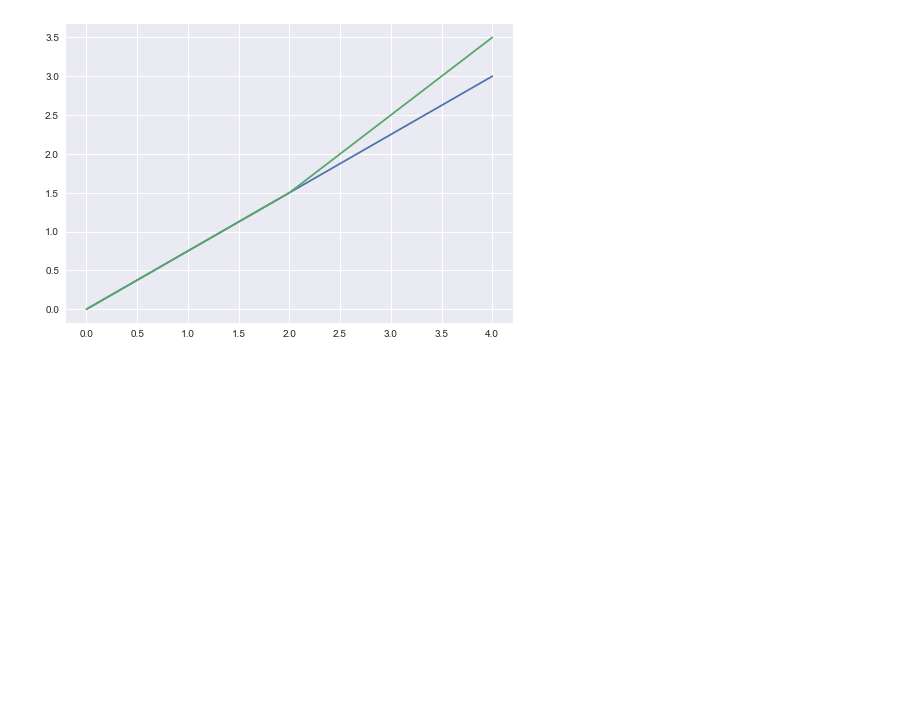
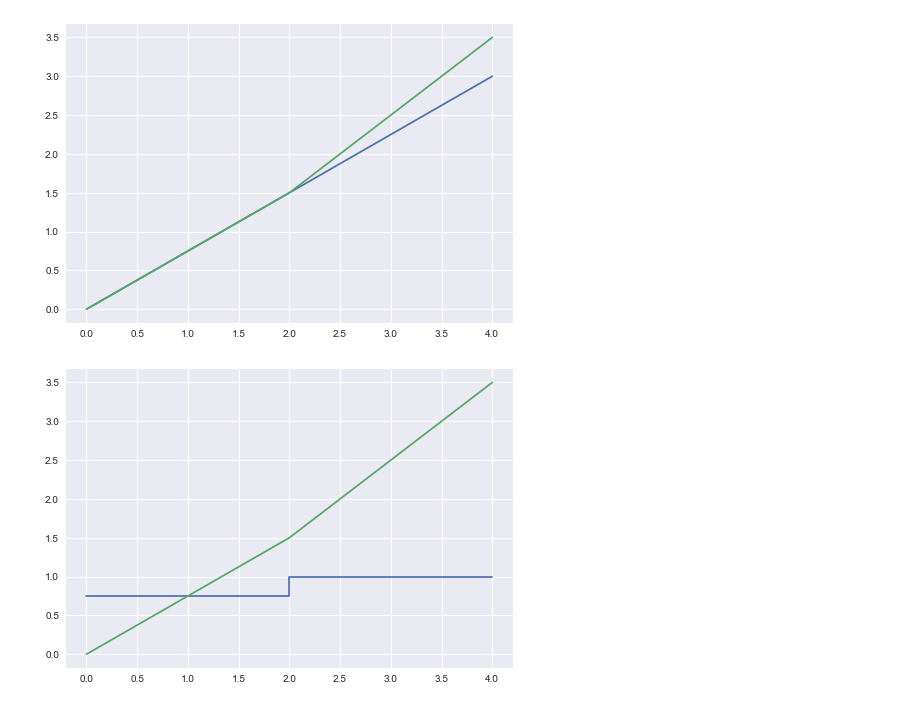
Before and after one commit to darpa-brass/adaptive-constraint-satisfaction, a Jupyter notebook: metrics/Metric Functions.ipynb, the cells around one changed output. Saved outputs shown, nothing was run; the diff lists cells and outputs as text; code cells hidden in the pictures; blank space fills up the shorter version.

Commit message:
added instantaneous cost functions and derivation of running total

```diff
--- a/metrics/Metric Functions.ipynb
+++ b/metrics/Metric Functions.ipynb
@@ -9,16 +9,16 @@ import math
 # make the graph prettier (seaborn uses matplotlib but with better defaults)
 sns.set_style("darkgrid")
 # %%
-def graph(function, step_num):
-    # function is a recurrence function, not a "math" function mapping from x to y
+def graph(f, step_num):
+    # f is a recurrence function, not a "math" function mapping from x to y
     x = np.arange(step_num)
-    y = np.array(list(it.accumulate(range(step_num), function)))
+    y = np.array(list(it.accumulate(range(step_num), f)))
     plt.plot(x, y)
 
-def adapter(opening_function, f):
+def adapter(opening_function, f, changeover):
     # returns a function which doesn't adapt until it has been called "enough"
-    # (based on the repeat factor in the opening)
-    funcs = it.chain(opening_function(), it.repeat(f))
+    opener = it.repeat(opening_function, changeover)
+    funcs = it.chain(opener, it.repeat(f))
     def combined(*args, **kwargs):
         return next(funcs)(*args, **kwargs)
 
@@ -30,13 +30,9 @@ def cost_unadapted(x, _):
 def cost_adapted(x, _):
     return x + 1
 
-def opening():
-    # no adaptation for the first 2 timesteps
-    return it.repeat(cost_unadapted, 2)
-
 def scenario_3_cost(adaptation):
     # returns the combined function, given an adaptation function
-    return adapter(opening, adaptation)
+    return adapter(cost_unadapted, adaptation, 2)
 
 
 unadapted = scenario_3_cost(cost_unadapted)
@@ -60,3 +56,30 @@ graph(scenario_3_cost(derived_cost(2)), 5)
 plt.show()
 # %% [output]
 [figure]
+# %%
+base = lambda _: .75
+adapt = lambda _: 1
+
+def graph2(f, step_num):
+    # f is a "math" function mapping from x to y
+    x = np.arange(step_num)
+    y = list(map(f, x))
+    plt.step(x, y)
+
+def graph3(f, step_num):
+    x = np.arange(step_num)
+    values = list(map(f, x))
+    # "integral" of instantaneous values
+    y = np.cumsum(values)
+    # remove initial value from array
+    y = y - y[0]
+
+    plt.plot(x, y)
+
+
+graph2(adapter(base, adapt, 3), 5)
+graph3(adapter(base, adapt, 3), 5)
+#graph2(base, 5)
+plt.show()
+# %% [output]
+[figure, added]
```
Also changed, not shown: parts of 1 cell of this notebook.
